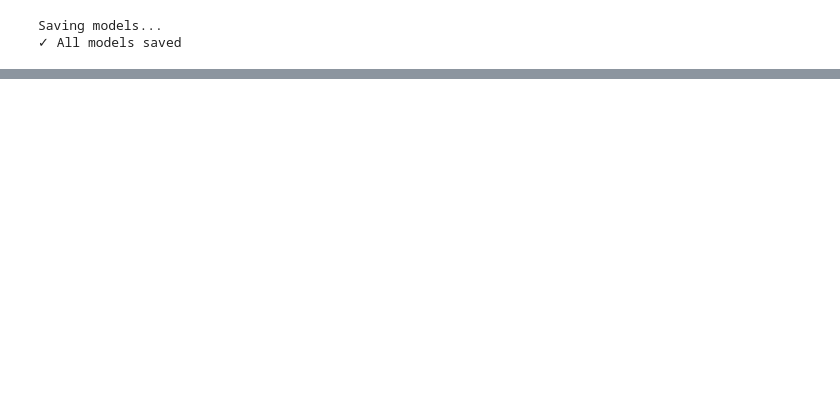
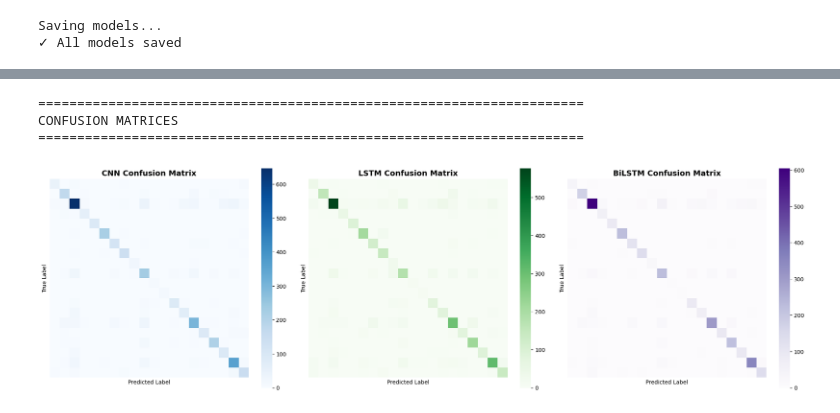
Before and after one commit to Kaifzen/twitter-financial-news, a Jupyter notebook: training.ipynb, the cells around one changed output, grey strips where cells are left out. Drawn from its saved outputs; the diff is of its cells as text; code cells hidden in the pictures; blank space fills up the shorter version.

Commit message:
added model comparison and analysis in training notebook

```diff
--- a/training.ipynb
+++ b/training.ipynb
@@ -653,0 +736,77 @@ Saving models...
+# %%
+# =========================================================================
+# CONFUSION MATRICES: VISUALIZING MISCLASSIFICATION PATTERNS
+# =========================================================================
+
+print("\n" + "=" * 70)
+print("CONFUSION MATRICES")
+print("=" * 70)
+
+# Compute confusion matrices
+cm_cnn = confusion_matrix(y_test, y_pred_cnn_test)
+cm_lstm = confusion_matrix(y_test, y_pred_lstm_test)
+cm_bilstm = confusion_matrix(y_test, y_pred_bilstm_test)
+
+# Create visualizations
+fig, axes = plt.subplots(1, 3, figsize=(20, 6))
+
+# CNN Confusion Matrix
+sns.heatmap(cm_cnn, ax=axes[0], cmap='Blues', cbar=True, square=True,
+            annot=False, xticklabels=False, yticklabels=False)
+axes[0].set_title('CNN Confusion Matrix', fontsize=14, fontweight='bold')
+axes[0].set_ylabel('True Label')
+axes[0].set_xlabel('Predicted Label')
+
+# LSTM Confusion Matrix
+sns.heatmap(cm_lstm, ax=axes[1], cmap='Greens', cbar=True, square=True,
+            annot=False, xticklabels=False, yticklabels=False)
+axes[1].set_title('LSTM Confusion Matrix', fontsize=14, fontweight='bold')
+axes[1].set_ylabel('True Label')
+axes[1].set_xlabel('Predicted Label')
+
+# BiLSTM Confusion Matrix
+sns.heatmap(cm_bilstm, ax=axes[2], cmap='Purples', cbar=True, square=True,
+            annot=False, xticklabels=False, yticklabels=False)
+axes[2].set_title('BiLSTM Confusion Matrix', fontsize=14, fontweight='bold')
+axes[2].set_ylabel('True Label')
+axes[2].set_xlabel('Predicted Label')
+
+plt.tight_layout()
+plt.savefig('confusion_matrices.png', dpi=100, bbox_inches='tight')
+plt.show()
+
+print("\n✓ Confusion matrices saved as 'confusion_matrices.png'")
+
+# Analyze top misclassifications for each model
+print("\n" + "-" * 70)
+print("TOP MISCLASSIFICATION PATTERNS")
+print("-" * 70)
+
+def get_top_misclassifications(cm, top_n=5):
+    """Extract top misclassified class pairs from confusion matrix"""
+    misclassifications = []
+    for i in range(cm.shape[0]):
+        for j in range(cm.shape[1]):
+            if i != j:  # Only off-diagonal (actual misclassifications)
+                misclassifications.append((i, j, cm[i, j]))
+
+    # Sort by count descending
+    misclassifications.sort(key=lambda x: x[2], reverse=True)
+    return misclassifications[:top_n]
+
+print("\nCNN - Top 5 Most Common Misclassifications:")
+for true_class, pred_class, count in get_top_misclassifications(cm_cnn, 5):
+    print(f"  Class {true_class} → Class {pred_class}: {count} instances")
+
+print("\nLSTM - Top 5 Most Common Misclassifications:")
+for true_class, pred_class, count in get_top_misclassifications(cm_lstm, 5):
+    print(f"  Class {true_class} → Class {pred_class}: {count} instances")
+
+print("\nBiLSTM - Top 5 Most Common Misclassifications:")
+for true_class, pred_class, count in get_top_misclassifications(cm_bilstm, 5):
+    print(f"  Class {true_class} → Class {pred_class}: {count} instances")
+# %% [output]
+======================================================================
+CONFUSION MATRICES
+======================================================================
+[figure, added]
```
Also changed, not shown: parts of 9 cells of this notebook, 4 other files.
